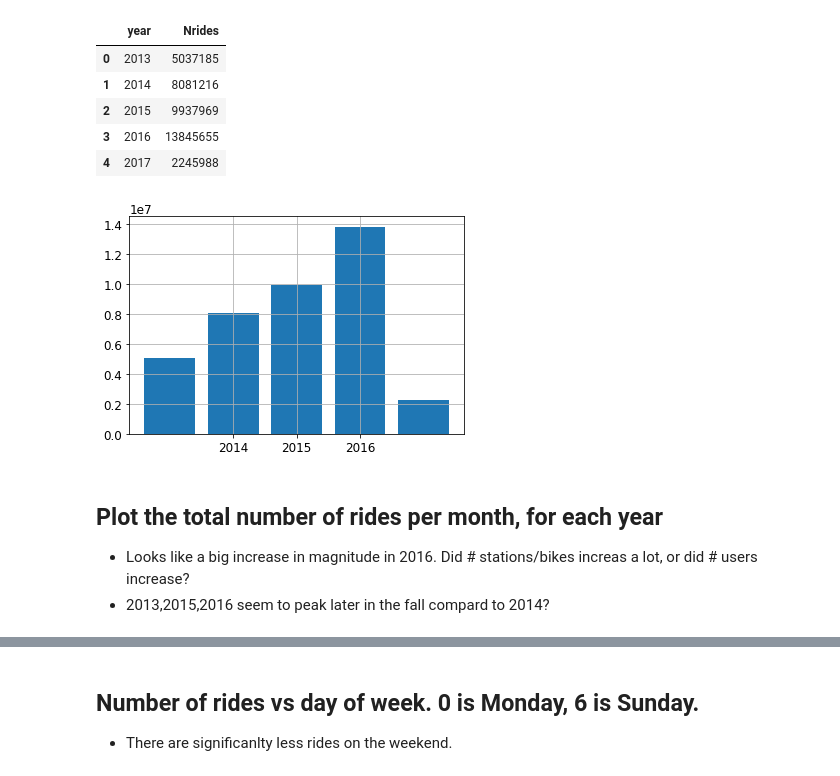
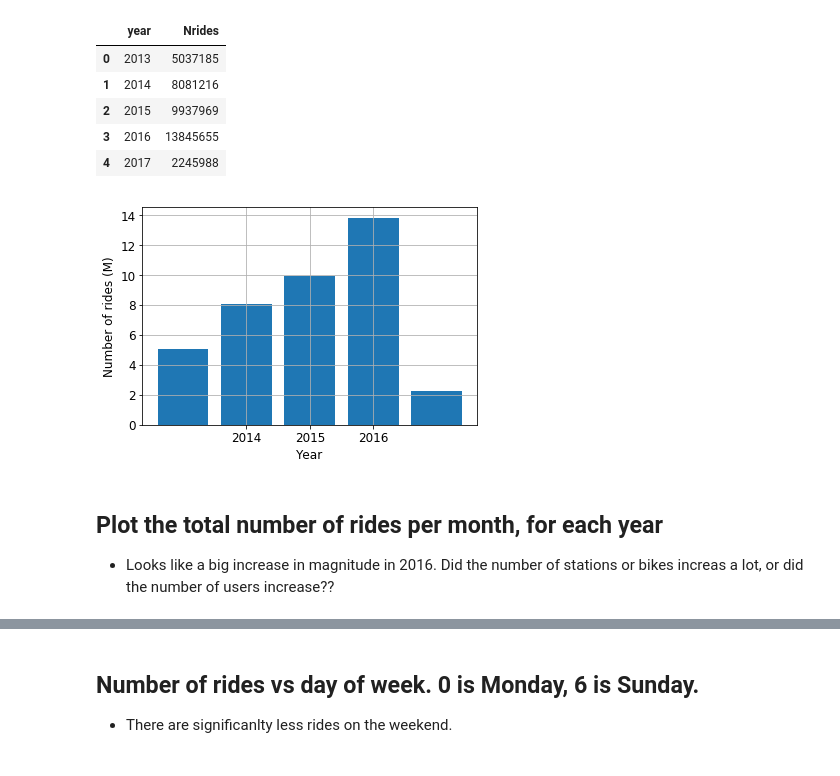
Before and after one commit to andypicke/NYC_citibike, a Jupyter notebook: citibike_EDA.ipynb, the cells around one changed output, grey strips where cells are left out. Cells and saved outputs as stored; diff of their text form; code cells hidden in the pictures.

```diff
--- a/citibike_EDA.ipynb
+++ b/citibike_EDA.ipynb
@@ -48,16 +50,17 @@ df_year.head()
 | 3 | 2016 | 13845655 |
 | 4 | 2017 | 2245988 |
 # %%
-df.year = df.year.astype('int')
-plt.bar(df.year,df.Nrides)
+df_year.year = df_year.year.astype('int')
+plt.bar(df_year.year, df_year.Nrides/1e6)
 #plt.scatter(df.year,df.Nrides)
 plt.grid();
-plt.gca().set_xticks([2014,2015,2016]);
+plt.gca().set_xticks([2014,2015,2016])
+plt.xlabel('Year')
+plt.ylabel('Number of rides (M)');
 # %% [output]
-[figure, old version]
+[figure, new version]
 # %% [markdown]
 ## Plot the total number of rides per month, for each year
-- Looks like a big increase in magnitude in 2016. Did # stations/bikes increas a lot, or did # users increase?
-- 2013,2015,2016 seem to peak later in the fall compard to 2014?
+- Looks like a big increase in magnitude in 2016. Did the number of stations or bikes increas a lot, or did the number of users increase??
 # %%
 # count rides per month for one year
```
Also changed, not shown: parts of 18 cells of this notebook, 2 other files.
